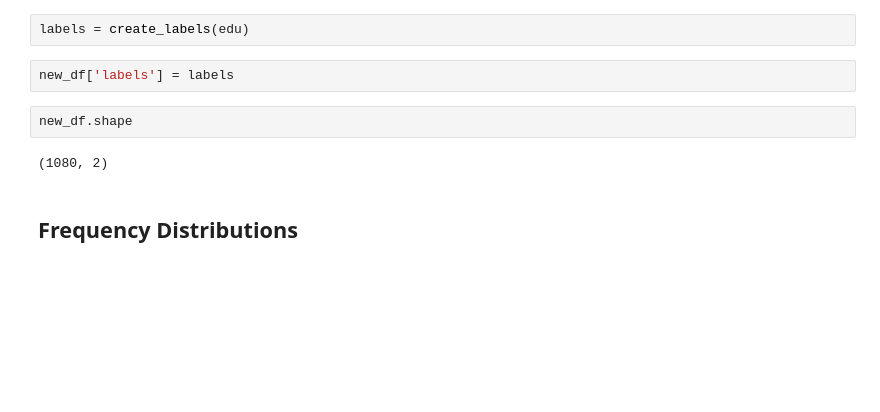
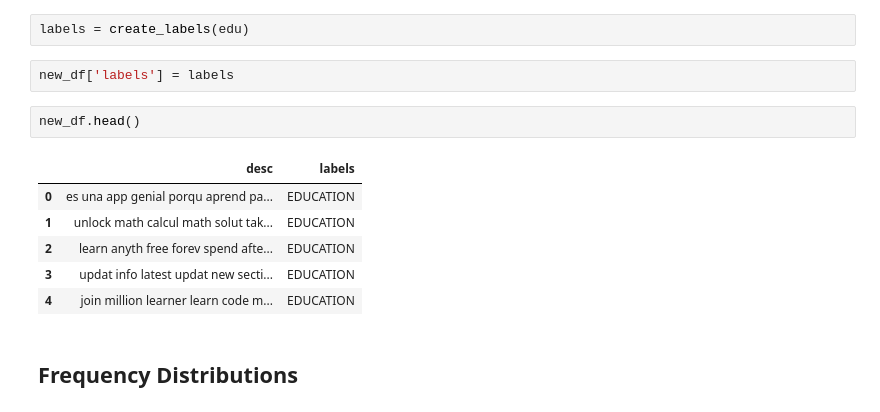
Before and after one commit to anthonytapias/ItemCategoryClassifier, a Jupyter notebook: vicentes_notebook.ipynb, the cells around one changed output. Saved outputs shown, nothing was run; the diff lists cells and outputs as text; blank space fills up the shorter version.

```diff
--- a/vicentes_notebook.ipynb
+++ b/vicentes_notebook.ipynb
@@ -73,9 +73,14 @@ labels = create_labels(edu)
 # %%
 new_df['labels'] = labels
 # %%
-new_df.shape
+new_df.head()
 # %% [output]
-(1080, 2)
+|  | desc | labels |
+| 0 | es una app genial porqu aprend pa... | EDUCATION |
+| 1 | unlock math calcul math solut tak... | EDUCATION |
+| 2 | learn anyth free forev spend afte... | EDUCATION |
+| 3 | updat info latest updat new secti... | EDUCATION |
+| 4 | join million learner learn code m... | EDUCATION |
 # %% [markdown]
 ## Frequency Distributions
 # %%
```
Also changed, not shown: 1 other file.
